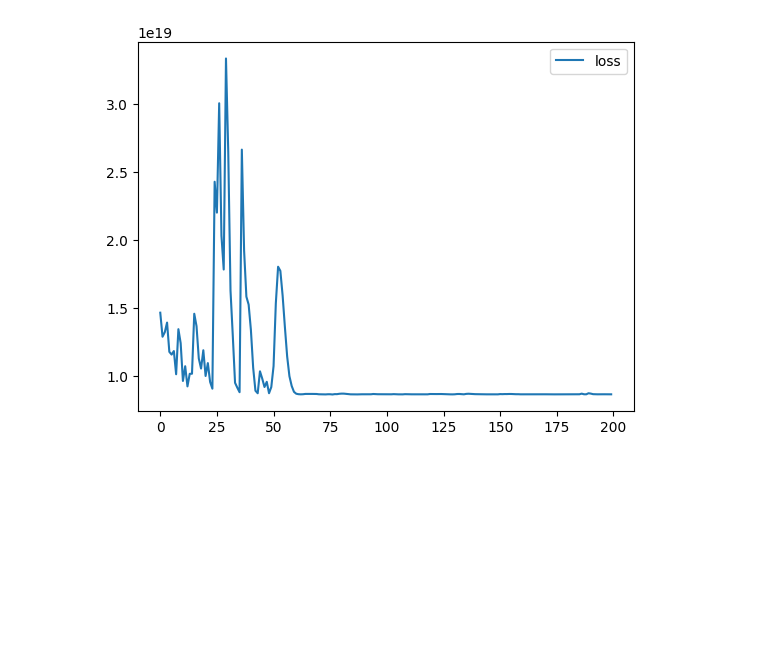
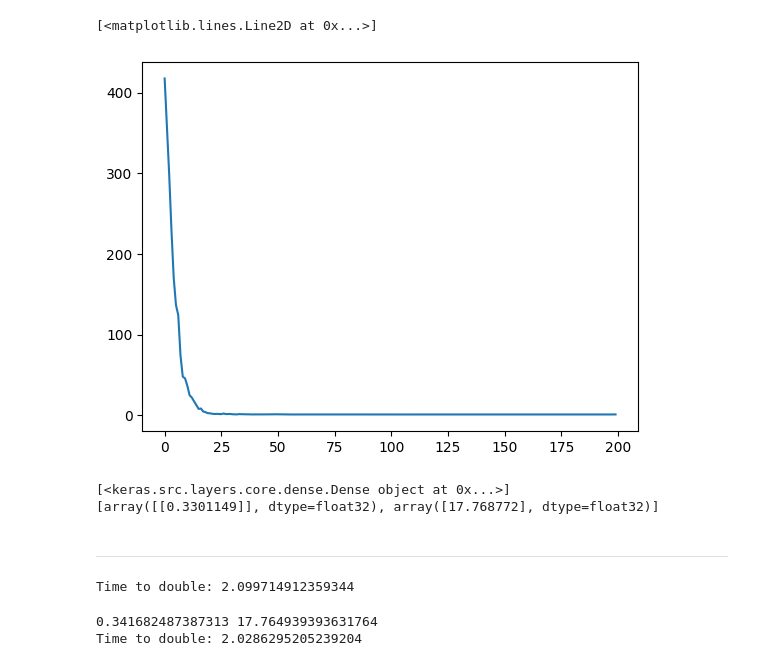
Before and after one commit to Himalaypatel75/Tenserflow-Keras, a Jupyter notebook: TF2_0_Linear_Regression.ipynb, the cells around one changed output. Cells and saved outputs as stored; diff of their text form; code cells hidden in the pictures; blank space fills up the shorter version.

```diff
--- a/TF2_0_Linear_Regression.ipynb
+++ b/TF2_0_Linear_Regression.ipynb
@@ -94,7 +39,0 @@ model.compile(
-# %%
-def schedule(epoch , lr):
-  if epoch >= 50:
-    return 0.00001
-  return 0.001
-
-scheduler = tf.keras.callbacks.LearningRateScheduler(schedule)
@@ -120,0 +40,5 @@ Epoch 200/200
+# %%
+# Load in the data
+data = pd.read_csv('moore.csv', header=None).values
+X = data[:,0].reshape(-1, 1) # make it a 2-D array of size N x D where D = 1
+Y = data[:,1]
@@ -120,0 +51,5 @@ Epoch 200/200
+# %%
+# Since we want a linear model, let's take the log
+Y = np.log(Y)
+plt.scatter(X, Y)
+# that's better
@@ -120,0 +63,23 @@ Epoch 200/200
+# %%
+# Now create our Tensorflow model
+model = tf.keras.models.Sequential([
+  tf.keras.layers.Input(shape=(1,)),
+  tf.keras.layers.Dense(1)
+])
+
+model.compile(optimizer=tf.keras.optimizers.SGD(0.001, 0.9), loss='mse')
+# model.compile(optimizer='adam', loss='mse')
+
+
+# learning rate scheduler
+def schedule(epoch, lr):
+  if epoch >= 50:
+    return 0.0001
+  return 0.001
+
+
+scheduler = tf.keras.callbacks.LearningRateScheduler(schedule)
+
+
+# Train the model
+r = model.fit(X, Y, epochs=200, callbacks=[scheduler])
@@ -121,6 +104,14 @@ Epoch 200/200
 # %%
-# plot the loss
-plt.plot(r.history['loss'], label = 'loss')
-plt.legend();
+# Plot the loss
+plt.plot(r.history['loss'], label='loss')
 # %% [output]
+[<matplotlib.lines.Line2D at 0x...>]
-[figure, old version]
+[figure, new version]
+# %%
+# Get the slope of the line
+# The slope of the line is related to the doubling rate of transistor count
+print(model.layers) # Note: there is only 1 layer, the "Input" layer doesn't count
+print(model.layers[0].get_weights())
+# %% [output]
+[<keras.src.layers.core.dense.Dense object at 0x...>]
+[array([[0.3301149]], dtype=float32), array([17.768772], dtype=float32)]
@@ -126,0 +121,18 @@ plt.legend();
+# %% [markdown]
+--------------------------------------------------------------------------------
+# %%
+print("Time to double:", np.log(2) / a)
+# %% [output]
+Time to double: 2.099714912359344
+# %%
+# If you know the analytical solution
+X = np.array(X).flatten()
+Y = np.array(Y)
+denominator = X.dot(X) - X.mean() * X.sum()
+a = ( X.dot(Y) - Y.mean()*X.sum() ) / denominator
+b = ( Y.mean() * X.dot(X) - X.mean() * X.dot(Y) ) / denominator
+print(a, b)
+print("Time to double:", np.log(2) / a)
+# %% [output]
+0.341682487387313 17.764939393631764
+Time to double: 2.0286295205239204
```
Also changed, not shown: parts of 21 cells of this notebook.
